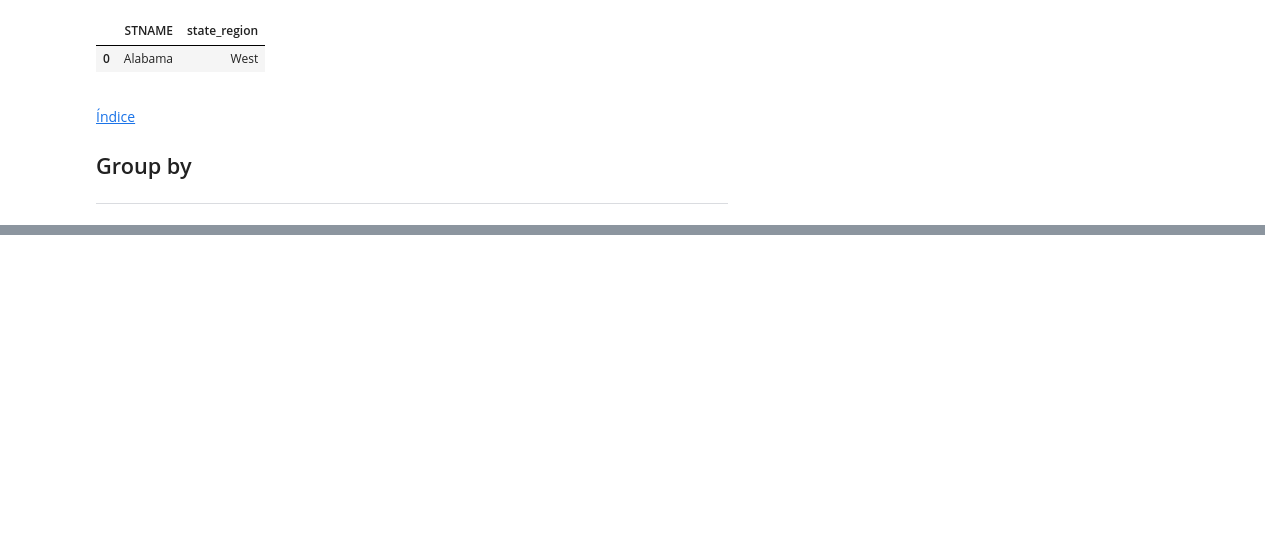
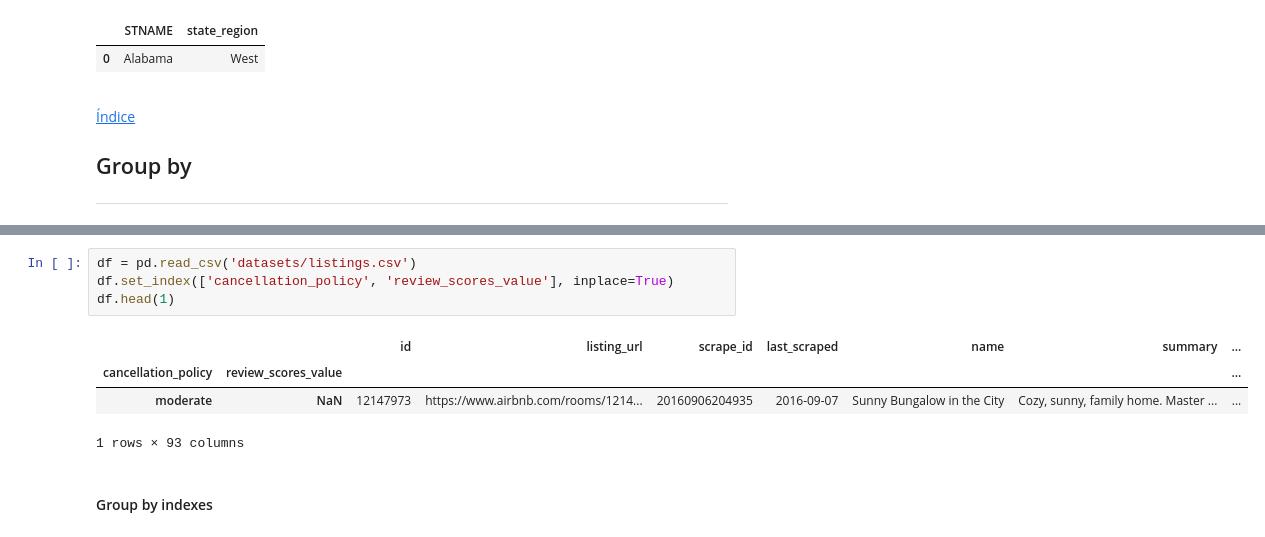
Before and after one commit to SantiGonzalezz/Applied-Data-Science-with-Python, a Jupyter notebook: 1. Introduction to Data Science in Python/Week 3/Pandas 2.ipynb, the cells around one changed output, grey strips where cells are left out. Drawn from its saved outputs; the diff is of its cells as text; blank space fills up the shorter version.

```diff
--- a/1. Introduction to Data Science in Python/Week 3/Pandas 2.ipynb
+++ b/1. Introduction to Data Science in Python/Week 3/Pandas 2.ipynb
@@ -422,0 +497,11 @@ import pandas as pd
+# %%
+df = pd.read_csv('datasets/listings.csv')
+df.set_index(['cancellation_policy', 'review_scores_value'], inplace=True)
+df.head(1)
+# %% [output]
+|  |  | id | listing_url | scrape_id | last_scraped | name | summary | ... |
+| cancellation_policy | review_scores_value |  |  |  |  |  |  | ... |
+| moderate | NaN | 12147973 | https://www.airbnb.com/rooms/1214... | 20160906204935 | 2016-09-07 | Sunny Bungalow in the City | Cozy, sunny, family home. Master ... | ... |
+1 rows × 93 columns
+# %% [markdown]
+#### Group by indexes
```
Also changed, not shown: parts of 31 cells of this notebook.
